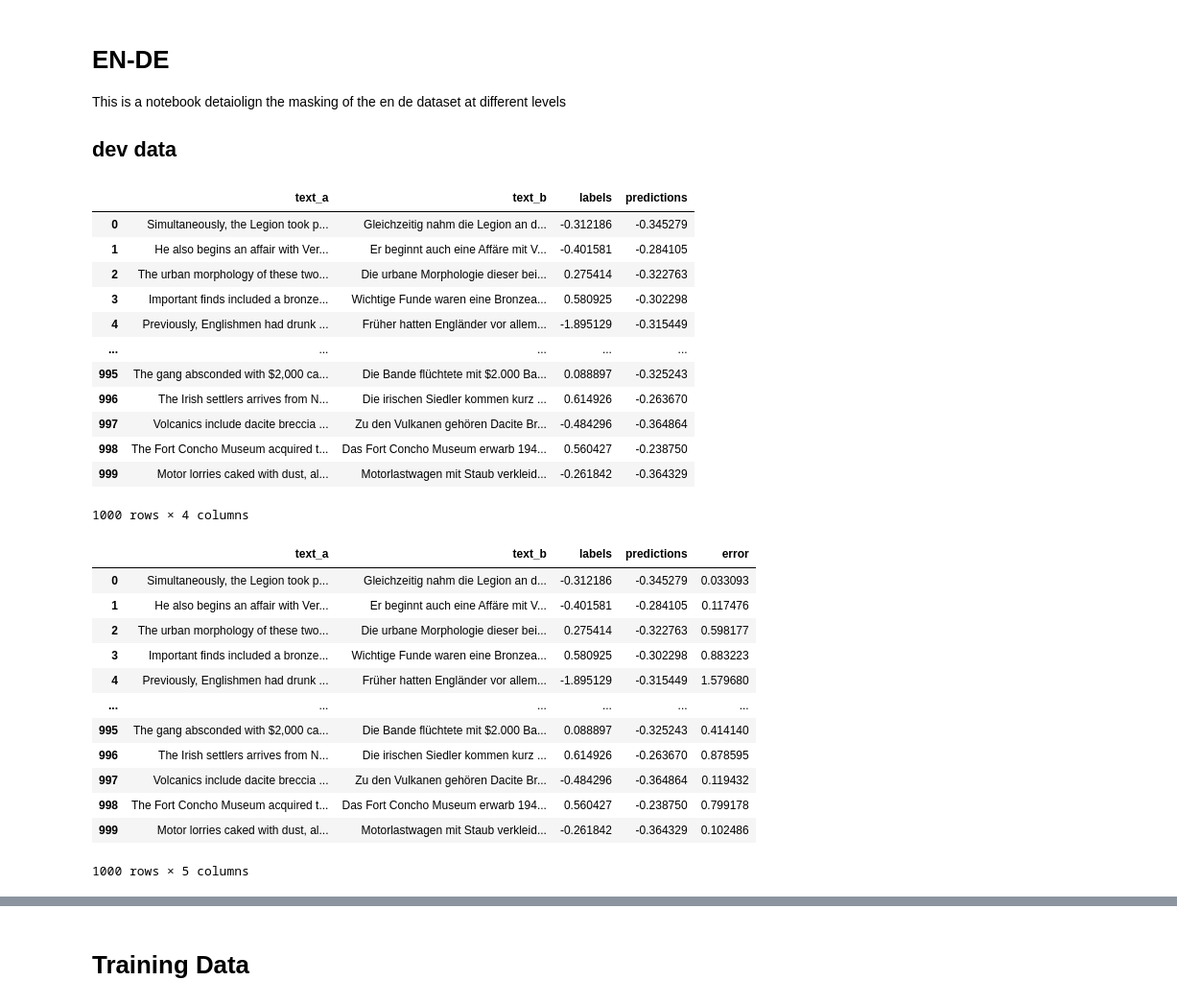
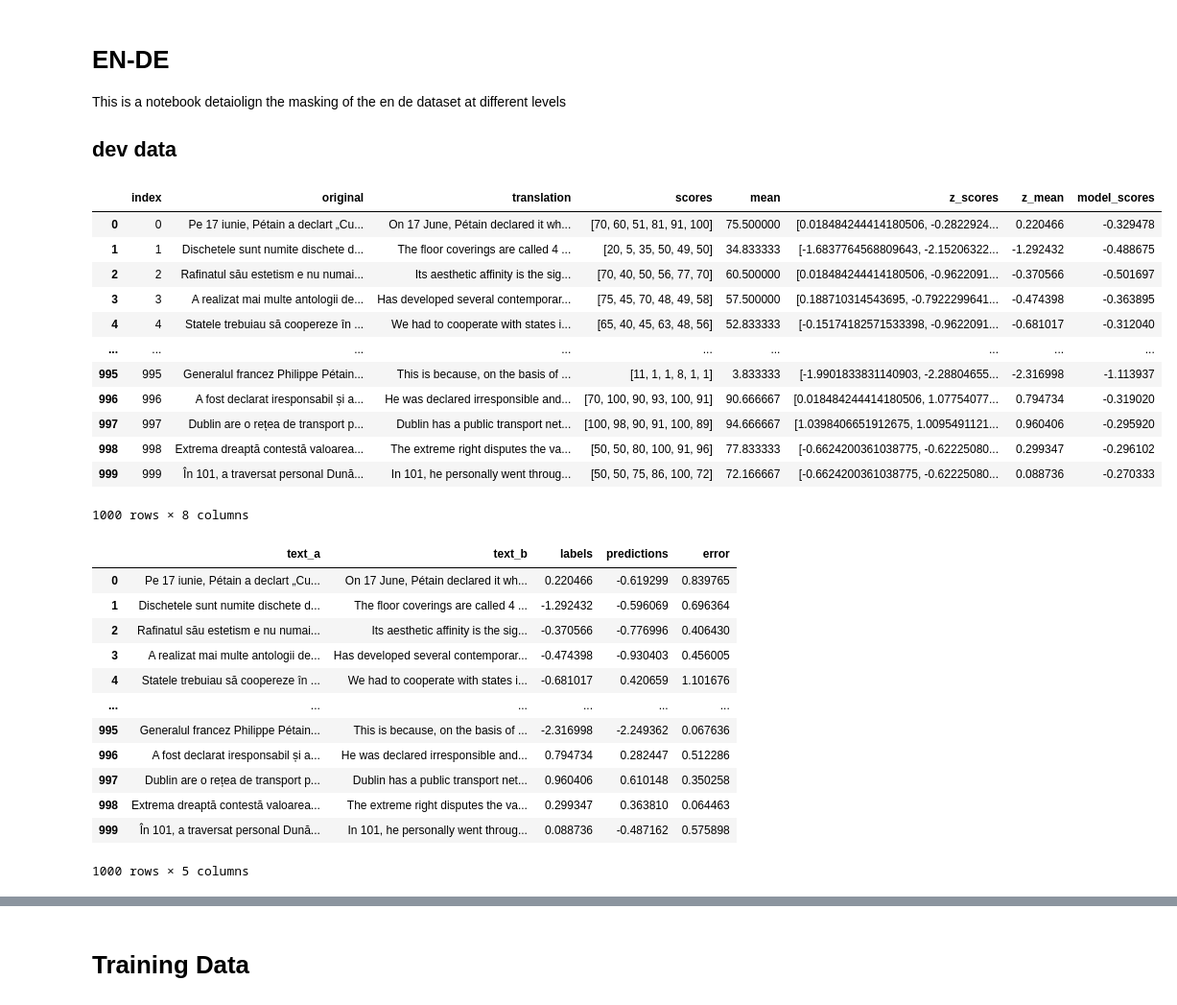
Before and after one commit to reidya3/Shared_task_wmt_2020, a Jupyter notebook: notebooks/masked different levels.ipynb, the cells around one changed output, grey strips where cells are left out. Shown: that part at 96% size. Cells and saved outputs as stored; diff of their text form; code cells hidden in the pictures.

```diff
--- a/notebooks/masked different levels.ipynb
+++ b/notebooks/masked different levels.ipynb
@@ -103,41 +168,42 @@ This is a notebook detaiolign the masking of the en de dataset at different leve
 
 ## dev data
 # %%
-en_de_dev_df =  pd.read_csv("../data/en-de/dev.ende.df.short.tsv",sep="\t")
+en_de_dev_df =  pd.read_csv("../data/ro-en/dev.roen.df.short.tsv",sep="\t")
 
-result_dev = pd.read_csv("../masked-data/dev_en_de.tsv", sep="\t")
 
-result_dev
+result_dev = pd.read_csv("../predicted_dfs/dev.roen.predicted.zmean.tsv", sep="\t")
+
+en_de_dev_df
 # %% [output]
-|  | text_a | text_b | labels | predictions |
-| 0 | Simultaneously, the Legion took p... | Gleichzeitig nahm die Legion an d... | -0.312186 | -0.345279 |
-| 1 | He also begins an affair with Ver... | Er beginnt auch eine Affäre mit V... | -0.401581 | -0.284105 |
-| 2 | The urban morphology of these two... | Die urbane Morphologie dieser bei... | 0.275414 | -0.322763 |
-| 3 | Important finds included a bronze... | Wichtige Funde waren eine Bronzea... | 0.580925 | -0.302298 |
-| 4 | Previously, Englishmen had drunk ... | Früher hatten Engländer vor allem... | -1.895129 | -0.315449 |
-| ... | ... | ... | ... | ... |
-| 995 | The gang absconded with $2,000 ca... | Die Bande flüchtete mit $2.000 Ba... | 0.088897 | -0.325243 |
-| 996 | The Irish settlers arrives from N... | Die irischen Siedler kommen kurz ... | 0.614926 | -0.263670 |
-| 997 | Volcanics include dacite breccia ... | Zu den Vulkanen gehören Dacite Br... | -0.484296 | -0.364864 |
-| 998 | The Fort Concho Museum acquired t... | Das Fort Concho Museum erwarb 194... | 0.560427 | -0.238750 |
-| 999 | Motor lorries caked with dust, al... | Motorlastwagen mit Staub verkleid... | -0.261842 | -0.364329 |
+|  | index | original | translation | scores | mean | z_scores | z_mean | model_scores |
+| 0 | 0 | Pe 17 iunie, Pétain a declart „Cu... | On 17 June, Pétain declared it wh... | [70, 60, 51, 81, 91, 100] | 75.500000 | [0.018484244414180506, -0.2822924... | 0.220466 | -0.329478 |
+| 1 | 1 | Dischetele sunt numite dischete d... | The floor coverings are called 4 ... | [20, 5, 35, 50, 49, 50] | 34.833333 | [-1.6837764568809643, -2.15206322... | -1.292432 | -0.488675 |
+| 2 | 2 | Rafinatul său estetism e nu numai... | Its aesthetic affinity is the sig... | [70, 40, 50, 56, 77, 70] | 60.500000 | [0.018484244414180506, -0.9622091... | -0.370566 | -0.501697 |
+| 3 | 3 | A realizat mai multe antologii de... | Has developed several contemporar... | [75, 45, 70, 48, 49, 58] | 57.500000 | [0.188710314543695, -0.7922299641... | -0.474398 | -0.363895 |
+| 4 | 4 | Statele trebuiau să coopereze în ... | We had to cooperate with states i... | [65, 40, 45, 63, 48, 56] | 52.833333 | [-0.15174182571533398, -0.9622091... | -0.681017 | -0.312040 |
+| ... | ... | ... | ... | ... | ... | ... | ... | ... |
+| 995 | 995 | Generalul francez Philippe Pétain... | This is because, on the basis of ... | [11, 1, 1, 8, 1, 1] | 3.833333 | [-1.9901833831140903, -2.28804655... | -2.316998 | -1.113937 |
+| 996 | 996 | A fost declarat iresponsabil și a... | He was declared irresponsible and... | [70, 100, 90, 93, 100, 91] | 90.666667 | [0.018484244414180506, 1.07754077... | 0.794734 | -0.319020 |
+| 997 | 997 | Dublin are o rețea de transport p... | Dublin has a public transport net... | [100, 98, 90, 91, 100, 89] | 94.666667 | [1.0398406651912675, 1.0095491121... | 0.960406 | -0.295920 |
+| 998 | 998 | Extrema dreaptă contestă valoarea... | The extreme right disputes the va... | [50, 50, 80, 100, 91, 96] | 77.833333 | [-0.6624200361038775, -0.62225080... | 0.299347 | -0.296102 |
+| 999 | 999 | În 101, a traversat personal Dună... | In 101, he personally went throug... | [50, 50, 75, 86, 100, 72] | 72.166667 | [-0.6624200361038775, -0.62225080... | 0.088736 | -0.270333 |
-1000 rows × 4 columns
+1000 rows × 8 columns
 # %%
-result_dev["error"] = abs(result_dev["labels"]-result_dev["predictions"])
+result_dev["error"] = abs(en_de_dev_df["z_mean"]-result_dev["predictions"])
 result_dev
 # %% [output]
 |  | text_a | text_b | labels | predictions | error |
-| 0 | Simultaneously, the Legion took p... | Gleichzeitig nahm die Legion an d... | -0.312186 | -0.345279 | 0.033093 |
-| 1 | He also begins an affair with Ver... | Er beginnt auch eine Affäre mit V... | -0.401581 | -0.284105 | 0.117476 |
-| 2 | The urban morphology of these two... | Die urbane Morphologie dieser bei... | 0.275414 | -0.322763 | 0.598177 |
-| 3 | Important finds included a bronze... | Wichtige Funde waren eine Bronzea... | 0.580925 | -0.302298 | 0.883223 |
-| 4 | Previously, Englishmen had drunk ... | Früher hatten Engländer vor allem... | -1.895129 | -0.315449 | 1.579680 |
+| 0 | Pe 17 iunie, Pétain a declart „Cu... | On 17 June, Pétain declared it wh... | 0.220466 | -0.619299 | 0.839765 |
+| 1 | Dischetele sunt numite dischete d... | The floor coverings are called 4 ... | -1.292432 | -0.596069 | 0.696364 |
+| 2 | Rafinatul său estetism e nu numai... | Its aesthetic affinity is the sig... | -0.370566 | -0.776996 | 0.406430 |
+| 3 | A realizat mai multe antologii de... | Has developed several contemporar... | -0.474398 | -0.930403 | 0.456005 |
+| 4 | Statele trebuiau să coopereze în ... | We had to cooperate with states i... | -0.681017 | 0.420659 | 1.101676 |
 | ... | ... | ... | ... | ... | ... |
-| 995 | The gang absconded with $2,000 ca... | Die Bande flüchtete mit $2.000 Ba... | 0.088897 | -0.325243 | 0.414140 |
-| 996 | The Irish settlers arrives from N... | Die irischen Siedler kommen kurz ... | 0.614926 | -0.263670 | 0.878595 |
-| 997 | Volcanics include dacite breccia ... | Zu den Vulkanen gehören Dacite Br... | -0.484296 | -0.364864 | 0.119432 |
-| 998 | The Fort Concho Museum acquired t... | Das Fort Concho Museum erwarb 194... | 0.560427 | -0.238750 | 0.799178 |
-| 999 | Motor lorries caked with dust, al... | Motorlastwagen mit Staub verkleid... | -0.261842 | -0.364329 | 0.102486 |
+| 995 | Generalul francez Philippe Pétain... | This is because, on the basis of ... | -2.316998 | -2.249362 | 0.067636 |
+| 996 | A fost declarat iresponsabil și a... | He was declared irresponsible and... | 0.794734 | 0.282447 | 0.512286 |
+| 997 | Dublin are o rețea de transport p... | Dublin has a public transport net... | 0.960406 | 0.610148 | 0.350258 |
+| 998 | Extrema dreaptă contestă valoarea... | The extreme right disputes the va... | 0.299347 | 0.363810 | 0.064463 |
+| 999 | În 101, a traversat personal Dună... | In 101, he personally went throug... | 0.088736 | -0.487162 | 0.575898 |
 1000 rows × 5 columns
 # %%
 result_dev = result_dev.sort_values(by=["error"],ascending=False)
```
Also changed, not shown: parts of 14 cells of this notebook, 12 other files.
